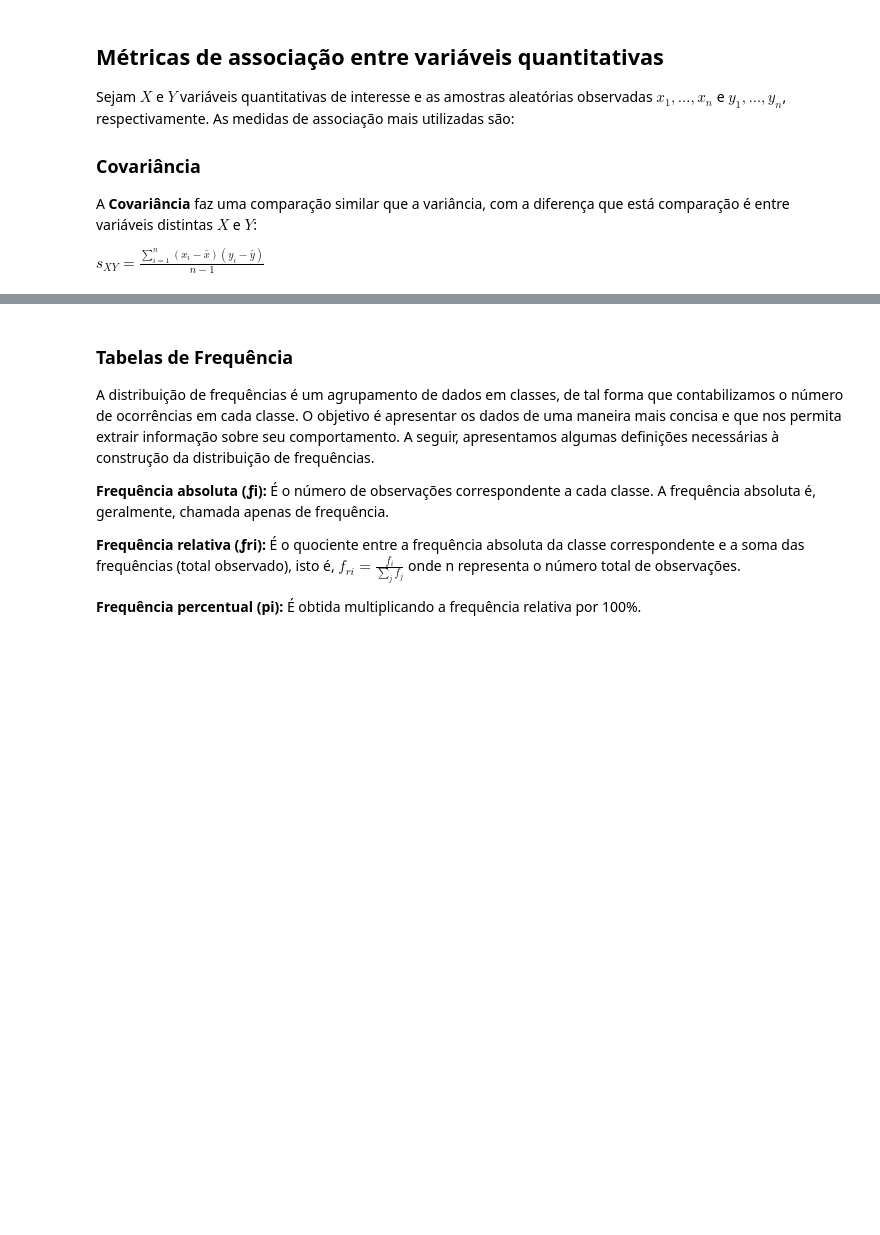
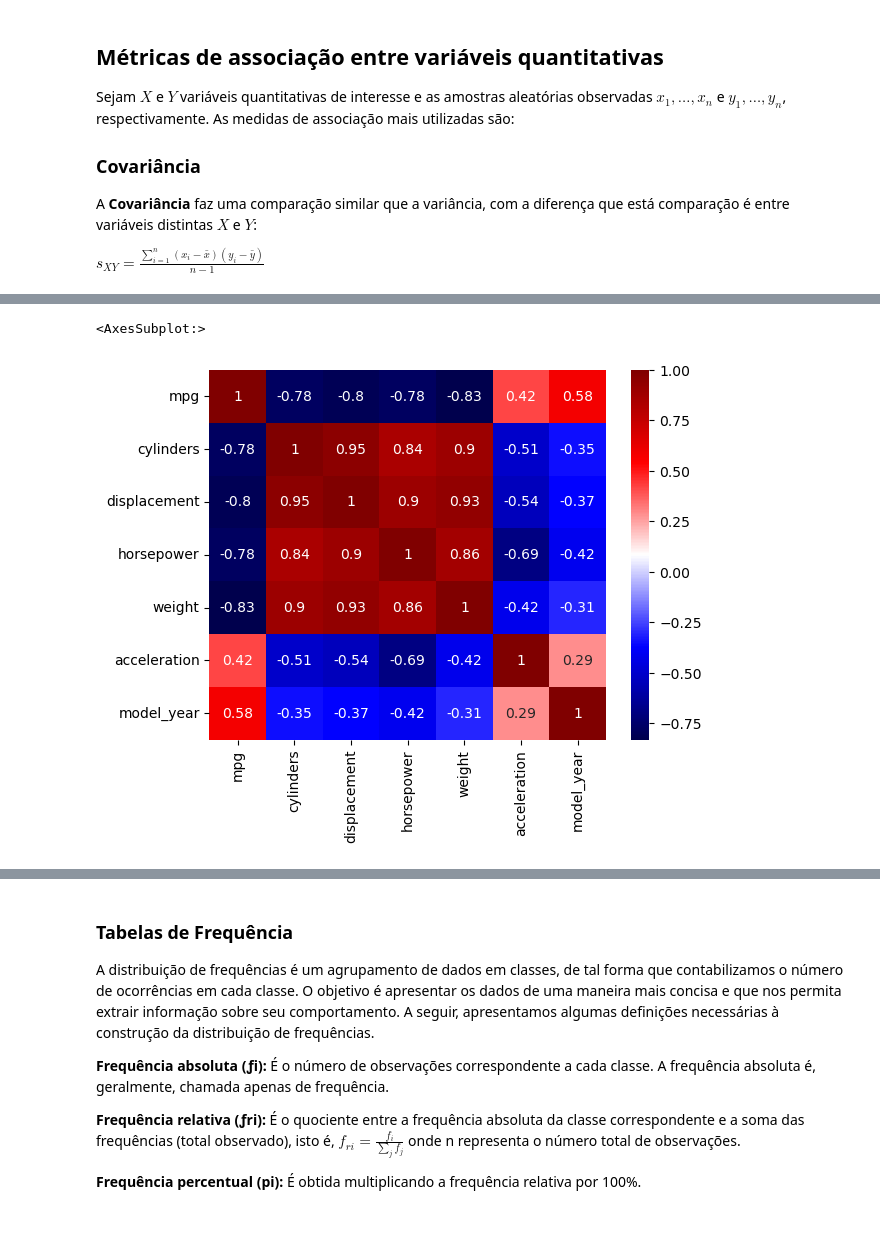
Before and after one commit to karibeam/DS_Americanas_922, a Jupyter notebook: Aula 2 - Estatística Descritiva.ipynb, the cells around one changed output, grey strips where cells are left out. Saved outputs shown, nothing was run; the diff lists cells and outputs as text; code cells hidden in the pictures; blank space fills up the shorter version.

```diff
--- a/Aula 2 - Estatística Descritiva.ipynb
+++ b/Aula 2 - Estatística Descritiva.ipynb
@@ -119,3 +209,7 @@ O coeficiente varia entre -1 e 1:
 > Uma correlação de 0 indica ausência de correlação.
 
 **Importante:** o coeficiente de Spearman **não** indica correlação necessariamente linear!
+# %%
+mpg = sns.load_dataset('mpg')
+
+mpg.head()
@@ -122,3 +234,8 @@ O coeficiente varia entre -1 e 1:
+# %%
+sns.heatmap(mpg.corr(), annot=True, cmap='seismic')
+# %% [output]
+<AxesSubplot:>
+[figure, added]
 # %% [markdown]
 ### Assimetria
 
```
Also changed, not shown: parts of 14 cells of this notebook.
